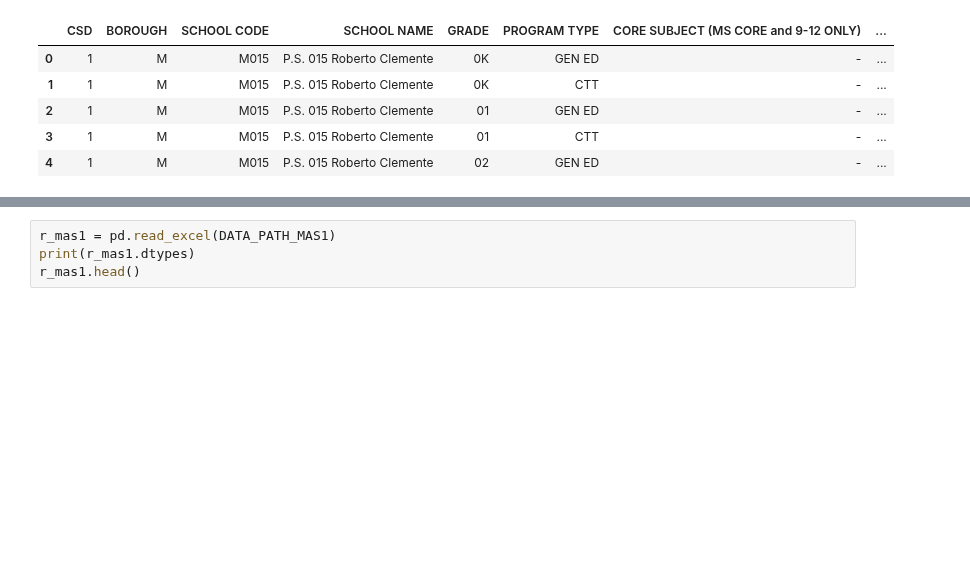
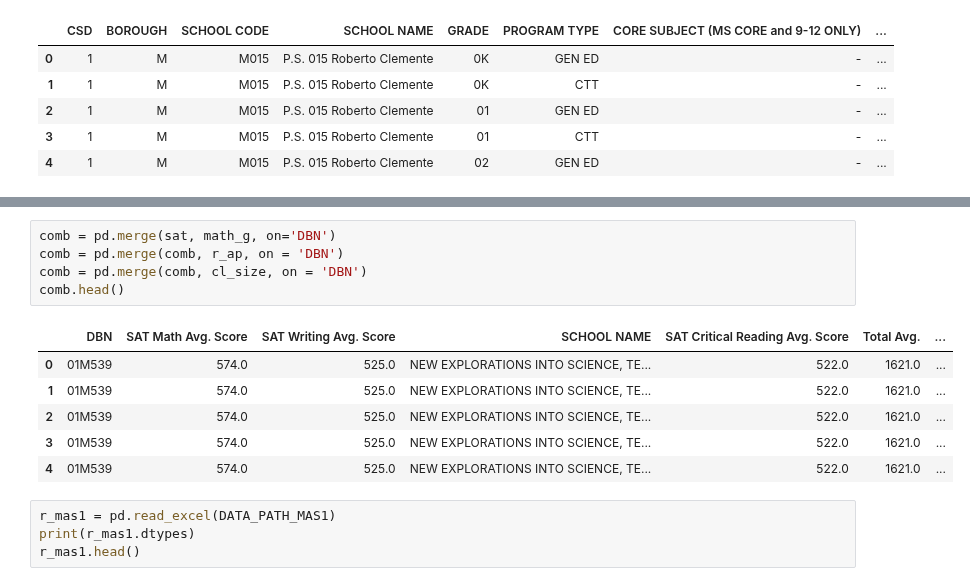
Before and after one commit to ckyko/CSC59970Project, a Jupyter notebook: school_scores.ipynb, the cells around one changed output, grey strips where cells are left out. Saved outputs shown, nothing was run; the diff lists cells and outputs as text; blank space fills up the shorter version.

Commit message:
done merge

```diff
--- a/school_scores.ipynb
+++ b/school_scores.ipynb
@@ -281,3 +300,15 @@ dtype: object
+# %%
+comb = pd.merge(sat, math_g, on='DBN')
+comb = pd.merge(comb, r_ap, on = 'DBN')
+comb = pd.merge(comb, cl_size, on = 'DBN')
+comb.head()
+# %% [output]
+|  | DBN | SAT Math Avg. Score | SAT Writing Avg. Score | SCHOOL NAME | SAT Critical Reading Avg. Score | Total Avg. | ... |
+| 0 | 01M539 | 574.0 | 525.0 | NEW EXPLORATIONS INTO SCIENCE, TE... | 522.0 | 1621.0 | ... |
+| 1 | 01M539 | 574.0 | 525.0 | NEW EXPLORATIONS INTO SCIENCE, TE... | 522.0 | 1621.0 | ... |
+| 2 | 01M539 | 574.0 | 525.0 | NEW EXPLORATIONS INTO SCIENCE, TE... | 522.0 | 1621.0 | ... |
+| 3 | 01M539 | 574.0 | 525.0 | NEW EXPLORATIONS INTO SCIENCE, TE... | 522.0 | 1621.0 | ... |
+| 4 | 01M539 | 574.0 | 525.0 | NEW EXPLORATIONS INTO SCIENCE, TE... | 522.0 | 1621.0 | ... |
 # %%
 r_mas1 = pd.read_excel(DATA_PATH_MAS1)
 print(r_mas1.dtypes)
```
Also changed, not shown: parts of 1 cell of this notebook.
